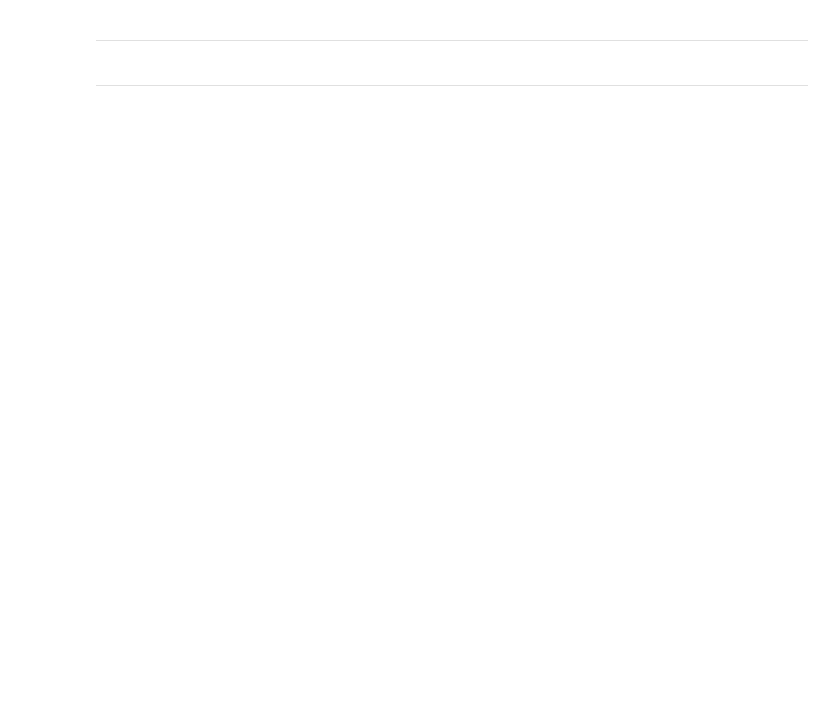
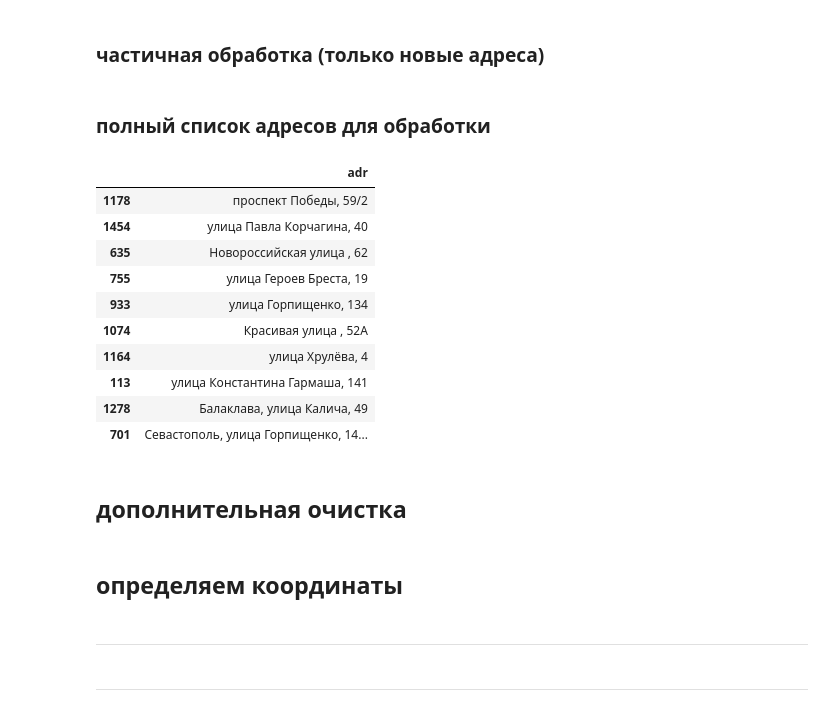
Before and after one commit to smechanoid/avito-parser, a Jupyter notebook: 02b-geocoder-osm.ipynb, the cells around one changed output. Drawn from its saved outputs; the diff is of its cells as text; code cells hidden in the pictures; blank space fills up the shorter version.

```diff
--- a/02b-geocoder-osm.ipynb
+++ b/02b-geocoder-osm.ipynb
@@ -24 +27,3 @@ location_path = 'data/location/avito_2022-09-01_14-07_location.pkl' #  стар
 data_path = f'data/avito_{ts}.xlsx'
+# %% [markdown]
+### частичная обработка (только новые адреса)
@@ -24,0 +44,19 @@ data_path = f'data/avito_{ts}.xlsx'
+# %% [markdown]
+### полный список адресов для обработки
+# %%
+location_ = pd.read_excel(data_path)[['adr']].drop_duplicates().reset_index(drop=True)
+location_.sample(10)
+# %% [output]
+|  | adr |
+| 1178 | проспект Победы, 59/2 |
+| 1454 | улица Павла Корчагина, 40 |
+| 635 | Новороссийская улица , 62 |
+| 755 | улица Героев Бреста, 19 |
+| 933 | улица Горпищенко, 134 |
+| 1074 | Красивая улица , 52А |
+| 1164 | улица Хрулёва, 4 |
+| 113 | улица Константина Гармаша, 141 |
+| 1278 | Балаклава, улица Калича, 49 |
+| 701 | Севастополь, улица Горпищенко, 14... |
+# %% [markdown]
+## дополнительная очистка
@@ -24,0 +77,2 @@ data_path = f'data/avito_{ts}.xlsx'
+# %% [markdown]
+## определяем координаты
```
Also changed, not shown: parts of 54 cells of this notebook, 3 other files.
